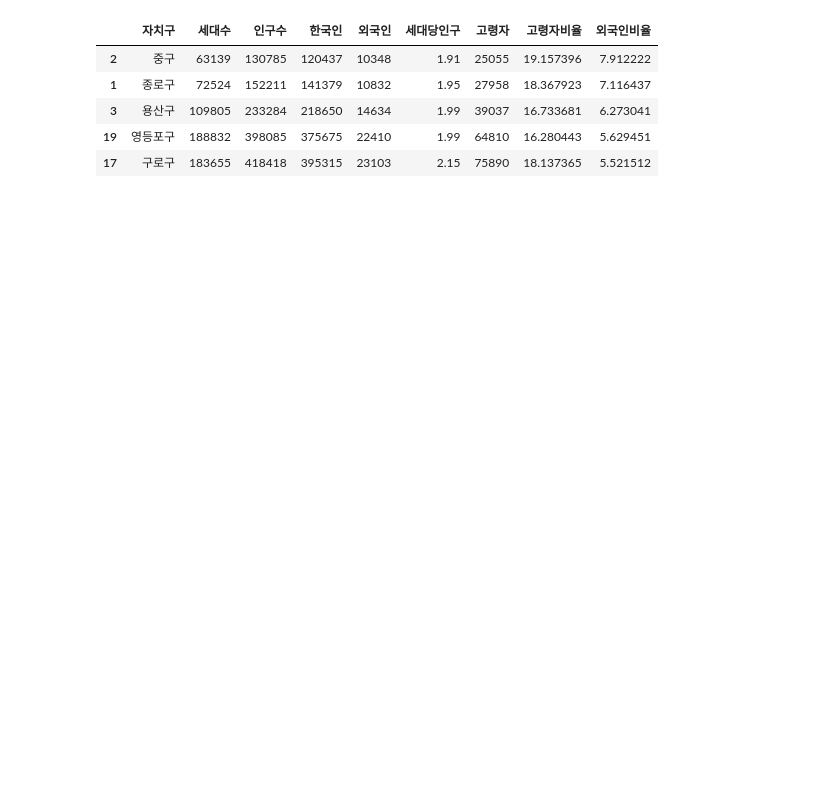
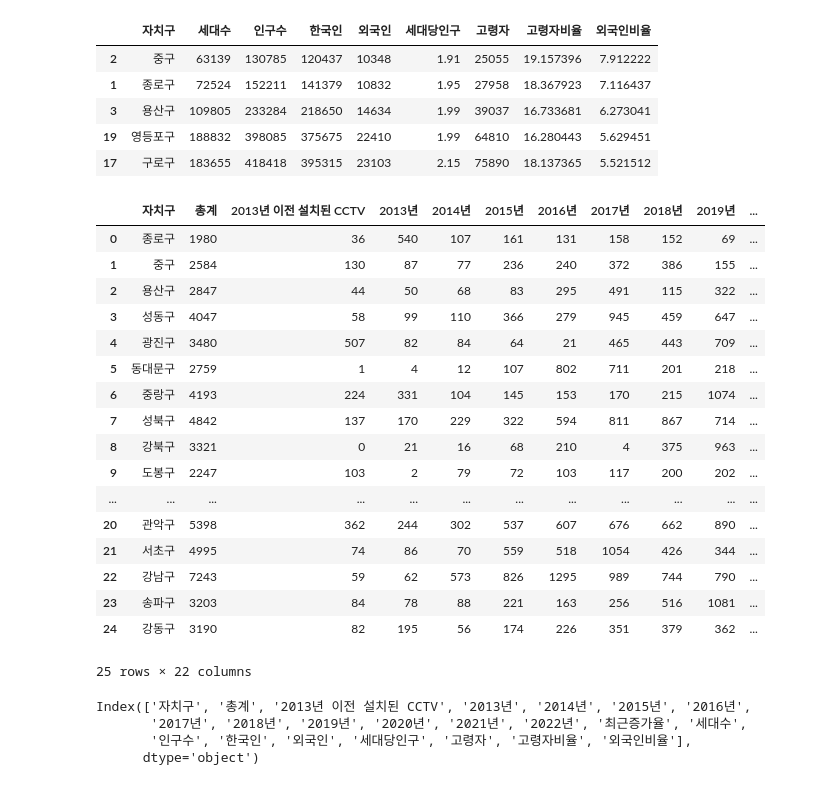
Before and after one commit to shared-repo/green-data-analysis, a Jupyter notebook: workspace/data-analysis-basic/eda-package-06.ipynb, the cells around one changed output. Drawn from its saved outputs; the diff is of its cells as text; code cells hidden in the pictures; blank space fills up the shorter version.

```diff
--- a/workspace/data-analysis-basic/eda-package-06.ipynb
+++ b/workspace/data-analysis-basic/eda-package-06.ipynb
@@ -108,3 +112,43 @@ seoul_population.sort_values(by="외국인비율", ascending=False).head()
 | 3 | 용산구 | 109805 | 233284 | 218650 | 14634 | 1.99 | 39037 | 16.733681 | 6.273041 |
 | 19 | 영등포구 | 188832 | 398085 | 375675 | 22410 | 1.99 | 64810 | 16.280443 | 5.629451 |
 | 17 | 구로구 | 183655 | 418418 | 395315 | 23103 | 2.15 | 75890 | 18.137365 | 5.521512 |
+# %%
+# CCTV 데이터와 인구 데이터 병합
+# seoul_cctv
+# seoul_population["자치구"] == seoul_cctv["자치구"] # 불일치 데이터 찾기
+# seoul_cctv.iloc[1, 0], seoul_population.iloc[1, 0] # 불일치 데이터 확인 : '중 구' 데이터 발견
+
+seoul_cctv.iloc[1, 0] = seoul_cctv.iloc[1, 0].replace(" ", "") # 불일치 데이터 수정 : '중 구' -> '중구'
+
+# seoul_population["자치구"] == seoul_cctv["자치구"] # 불일치 데이터 확인
+
+# 병합 : "자치구" 컬럼의 데이터가 일치하는 행끼리 모아서 새로운 행으로 만드는 병합
+seoul_cctv_population = pd.merge(seoul_cctv, seoul_population, on="자치구")
+# %%
+seoul_cctv_population
+# %% [output]
+|  | 자치구 | 총계 | 2013년 이전 설치된 CCTV | 2013년 | 2014년 | 2015년 | 2016년 | 2017년 | 2018년 | 2019년 | ... |
+| 0 | 종로구 | 1980 | 36 | 540 | 107 | 161 | 131 | 158 | 152 | 69 | ... |
+| 1 | 중구 | 2584 | 130 | 87 | 77 | 236 | 240 | 372 | 386 | 155 | ... |
+| 2 | 용산구 | 2847 | 44 | 50 | 68 | 83 | 295 | 491 | 115 | 322 | ... |
+| 3 | 성동구 | 4047 | 58 | 99 | 110 | 366 | 279 | 945 | 459 | 647 | ... |
+| 4 | 광진구 | 3480 | 507 | 82 | 84 | 64 | 21 | 465 | 443 | 709 | ... |
+| 5 | 동대문구 | 2759 | 1 | 4 | 12 | 107 | 802 | 711 | 201 | 218 | ... |
+| 6 | 중랑구 | 4193 | 224 | 331 | 104 | 145 | 153 | 170 | 215 | 1074 | ... |
+| 7 | 성북구 | 4842 | 137 | 170 | 229 | 322 | 594 | 811 | 867 | 714 | ... |
+| 8 | 강북구 | 3321 | 0 | 21 | 16 | 68 | 210 | 4 | 375 | 963 | ... |
+| 9 | 도봉구 | 2247 | 103 | 2 | 79 | 72 | 103 | 117 | 200 | 202 | ... |
+| ... | ... | ... | ... | ... | ... | ... | ... | ... | ... | ... | ... |
+| 20 | 관악구 | 5398 | 362 | 244 | 302 | 537 | 607 | 676 | 662 | 890 | ... |
+| 21 | 서초구 | 4995 | 74 | 86 | 70 | 559 | 518 | 1054 | 426 | 344 | ... |
+| 22 | 강남구 | 7243 | 59 | 62 | 573 | 826 | 1295 | 989 | 744 | 790 | ... |
+| 23 | 송파구 | 3203 | 84 | 78 | 88 | 221 | 163 | 256 | 516 | 1081 | ... |
+| 24 | 강동구 | 3190 | 82 | 195 | 56 | 174 | 226 | 351 | 379 | 362 | ... |
+25 rows × 22 columns
+# %%
+seoul_cctv_population.columns
+# %% [output]
+Index(['자치구', '총계', '2013년 이전 설치된 CCTV', '2013년', '2014년', '2015년', '2016년',
+       '2017년', '2018년', '2019년', '2020년', '2021년', '2022년', '최근증가율', '세대수',
+       '인구수', '한국인', '외국인', '세대당인구', '고령자', '고령자비율', '외국인비율'],
+      dtype='object')
```
Also changed, not shown: parts of 8 cells of this notebook.
